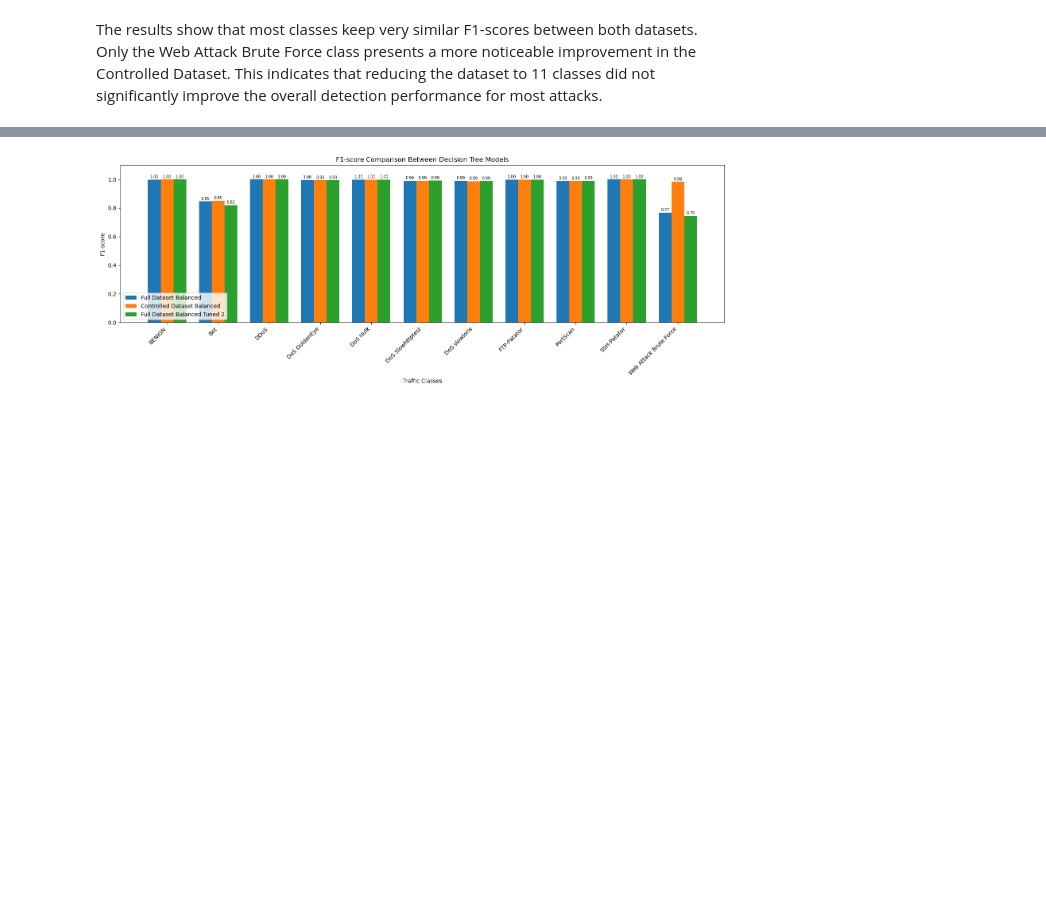
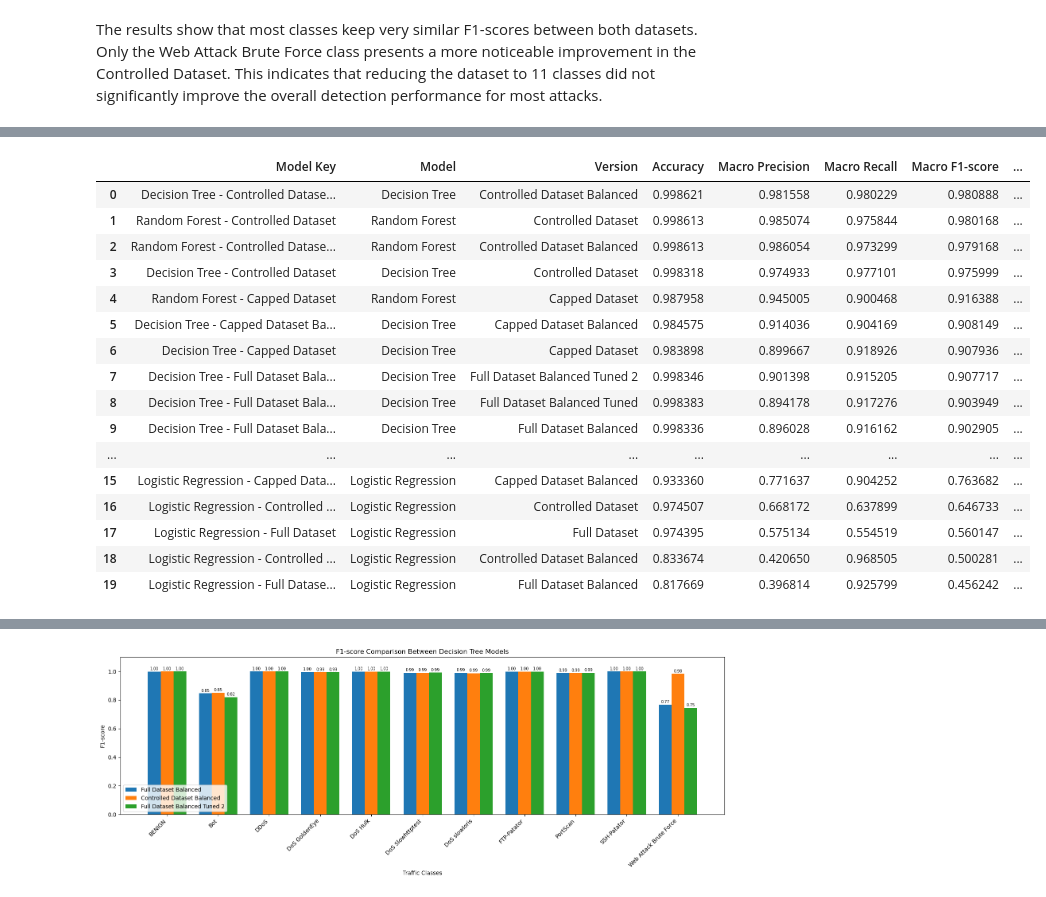
Before and after one commit to SanderSSoares/IDS-Capstone_Project, a Jupyter notebook: IDS_CA2.ipynb, the cells around one changed output, grey strips where cells are left out. Cells and saved outputs as stored; diff of their text form; code cells hidden in the pictures; blank space fills up the shorter version.

```diff
--- a/IDS_CA2.ipynb
+++ b/IDS_CA2.ipynb
@@ -2383,5 +2417,35 @@ Training time: 55.47 seconds
                 accuracy                           1.00    504160
                macro avg       0.90      0.92      0.91    504160
             weighted avg       1.00      1.00      1.00    504160
+# %%
+# Create final comparison table with all model results
+all_results = pd.DataFrame(model_results)
+
+# Sort by Macro F1-score
+all_results_sorted = all_results.sort_values(
+    by="Macro F1-score",
+    ascending=False
+).reset_index(drop=True)
+
+# Display final sorted comparison table
+all_results_sorted
+# %% [output]
+|  | Model Key | Model | Version | Accuracy | Macro Precision | Macro Recall | Macro F1-score | ... |
+| 0 | Decision Tree - Controlled Datase... | Decision Tree | Controlled Dataset Balanced | 0.998621 | 0.981558 | 0.980229 | 0.980888 | ... |
+| 1 | Random Forest - Controlled Dataset | Random Forest | Controlled Dataset | 0.998613 | 0.985074 | 0.975844 | 0.980168 | ... |
+| 2 | Random Forest - Controlled Datase... | Random Forest | Controlled Dataset Balanced | 0.998613 | 0.986054 | 0.973299 | 0.979168 | ... |
+| 3 | Decision Tree - Controlled Dataset | Decision Tree | Controlled Dataset | 0.998318 | 0.974933 | 0.977101 | 0.975999 | ... |
+| 4 | Random Forest - Capped Dataset | Random Forest | Capped Dataset | 0.987958 | 0.945005 | 0.900468 | 0.916388 | ... |
+| 5 | Decision Tree - Capped Dataset Ba... | Decision Tree | Capped Dataset Balanced | 0.984575 | 0.914036 | 0.904169 | 0.908149 | ... |
+| 6 | Decision Tree - Capped Dataset | Decision Tree | Capped Dataset | 0.983898 | 0.899667 | 0.918926 | 0.907936 | ... |
+| 7 | Decision Tree - Full Dataset Bala... | Decision Tree | Full Dataset Balanced Tuned 2 | 0.998346 | 0.901398 | 0.915205 | 0.907717 | ... |
+| 8 | Decision Tree - Full Dataset Bala... | Decision Tree | Full Dataset Balanced Tuned | 0.998383 | 0.894178 | 0.917276 | 0.903949 | ... |
+| 9 | Decision Tree - Full Dataset Bala... | Decision Tree | Full Dataset Balanced | 0.998336 | 0.896028 | 0.916162 | 0.902905 | ... |
+| ... | ... | ... | ... | ... | ... | ... | ... | ... |
+| 15 | Logistic Regression - Capped Data... | Logistic Regression | Capped Dataset Balanced | 0.933360 | 0.771637 | 0.904252 | 0.763682 | ... |
+| 16 | Logistic Regression - Controlled ... | Logistic Regression | Controlled Dataset | 0.974507 | 0.668172 | 0.637899 | 0.646733 | ... |
+| 17 | Logistic Regression - Full Dataset | Logistic Regression | Full Dataset | 0.974395 | 0.575134 | 0.554519 | 0.560147 | ... |
+| 18 | Logistic Regression - Controlled ... | Logistic Regression | Controlled Dataset Balanced | 0.833674 | 0.420650 | 0.968505 | 0.500281 | ... |
+| 19 | Logistic Regression - Full Datase... | Logistic Regression | Full Dataset Balanced | 0.817669 | 0.396814 | 0.925799 | 0.456242 | ... |
 # %% [markdown]
 ### Tuned Decision Tree Models Overview
```
Also changed, not shown: parts of 109 cells of this notebook, 5 other files.
